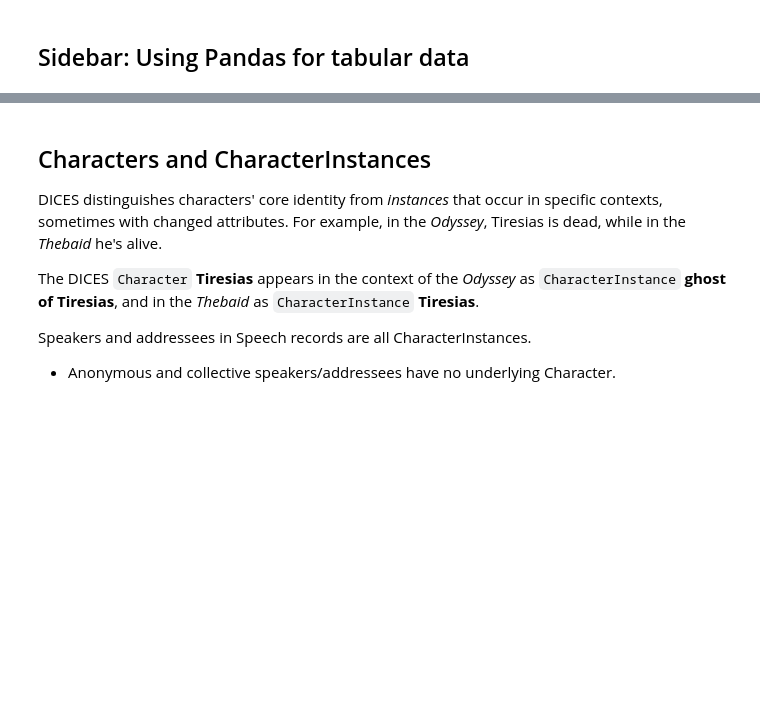
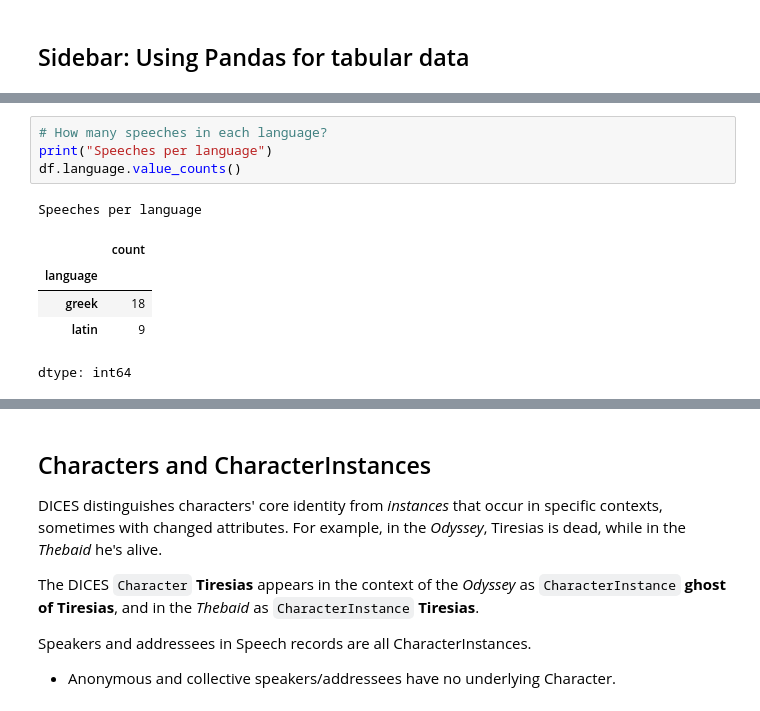
Before and after one commit to cwf2/dices-examples, a Jupyter notebook: colab/Quickstart.ipynb, the cells around one changed output, grey strips where cells are left out. Drawn from its saved outputs; the diff is of its cells as text; blank space fills up the shorter version.

```diff
--- a/colab/Quickstart.ipynb
+++ b/colab/Quickstart.ipynb
@@ -131,0 +140,11 @@ display(df)
+# %%
+# How many speeches in each language?
+print("Speeches per language")
+df.language.value_counts()
+# %% [output]
+Speeches per language
+|  | count |
+| language |  |
+| greek | 18 |
+| latin | 9 |
+dtype: int64
```
Also changed, not shown: parts of 7 cells of this notebook.
